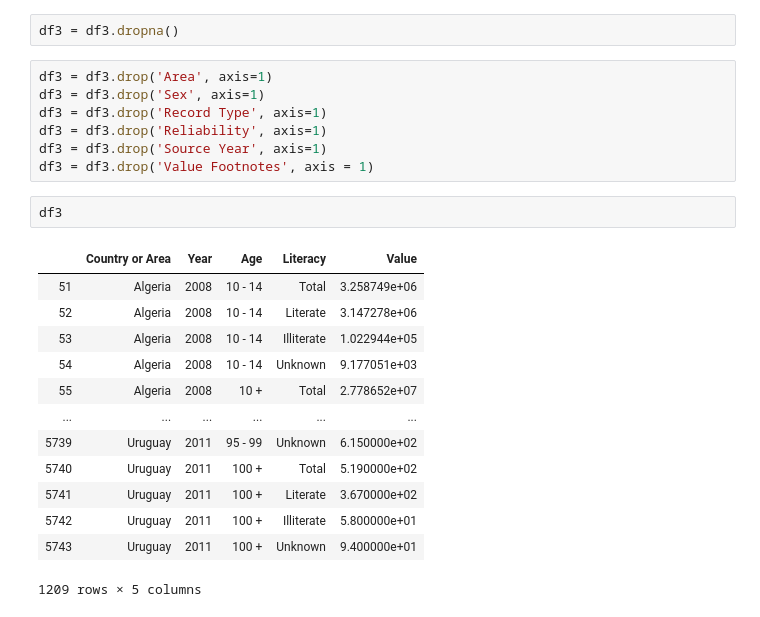
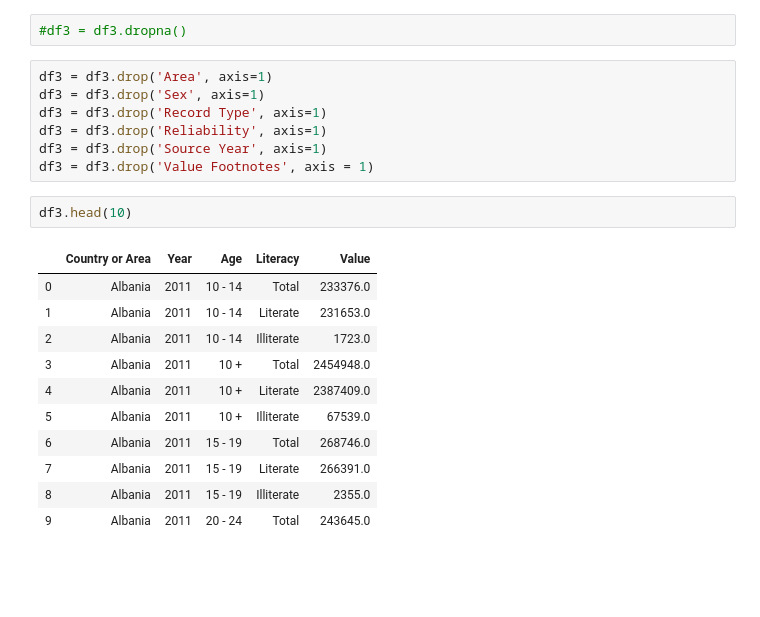
Before and after one commit to k0marrr1/nyc-mhtn-ds-010620-lectures, a Jupyter notebook: week-7/lin_reg_final_project/Untitled.ipynb, the cells around one changed output. Drawn from its saved outputs; the diff is of its cells as text; blank space fills up the shorter version.

```diff
--- a/week-7/lin_reg_final_project/Untitled.ipynb
+++ b/week-7/lin_reg_final_project/Untitled.ipynb
@@ -118,5 +156,5 @@ df3 = pd.read_csv('UNdata_Export_20200222_205914330.csv')
 # %%
-df3 = df3.dropna()
+#df3 = df3.dropna()
 # %%
 df3 = df3.drop('Area', axis=1)
 df3 = df3.drop('Sex', axis=1)
@@ -125,18 +163,16 @@ df3 = df3.drop('Reliability', axis=1)
 df3 = df3.drop('Source Year', axis=1)
 df3 = df3.drop('Value Footnotes', axis = 1)
 # %%
-df3
+df3.head(10)
 # %% [output]
 |  | Country or Area | Year | Age | Literacy | Value |
-| 51 | Algeria | 2008 | 10 - 14 | Total | 3.258749e+06 |
-| 52 | Algeria | 2008 | 10 - 14 | Literate | 3.147278e+06 |
-| 53 | Algeria | 2008 | 10 - 14 | Illiterate | 1.022944e+05 |
-| 54 | Algeria | 2008 | 10 - 14 | Unknown | 9.177051e+03 |
-| 55 | Algeria | 2008 | 10 + | Total | 2.778652e+07 |
-| ... | ... | ... | ... | ... | ... |
-| 5739 | Uruguay | 2011 | 95 - 99 | Unknown | 6.150000e+02 |
-| 5740 | Uruguay | 2011 | 100 + | Total | 5.190000e+02 |
-| 5741 | Uruguay | 2011 | 100 + | Literate | 3.670000e+02 |
-| 5742 | Uruguay | 2011 | 100 + | Illiterate | 5.800000e+01 |
-| 5743 | Uruguay | 2011 | 100 + | Unknown | 9.400000e+01 |
+| 0 | Albania | 2011 | 10 - 14 | Total | 233376.0 |
+| 1 | Albania | 2011 | 10 - 14 | Literate | 231653.0 |
+| 2 | Albania | 2011 | 10 - 14 | Illiterate | 1723.0 |
+| 3 | Albania | 2011 | 10 + | Total | 2454948.0 |
+| 4 | Albania | 2011 | 10 + | Literate | 2387409.0 |
+| 5 | Albania | 2011 | 10 + | Illiterate | 67539.0 |
+| 6 | Albania | 2011 | 15 - 19 | Total | 268746.0 |
+| 7 | Albania | 2011 | 15 - 19 | Literate | 266391.0 |
+| 8 | Albania | 2011 | 15 - 19 | Illiterate | 2355.0 |
+| 9 | Albania | 2011 | 20 - 24 | Total | 243645.0 |
-1209 rows × 5 columns
```
Also changed, not shown: parts of 9 cells of this notebook, 3 other files.
